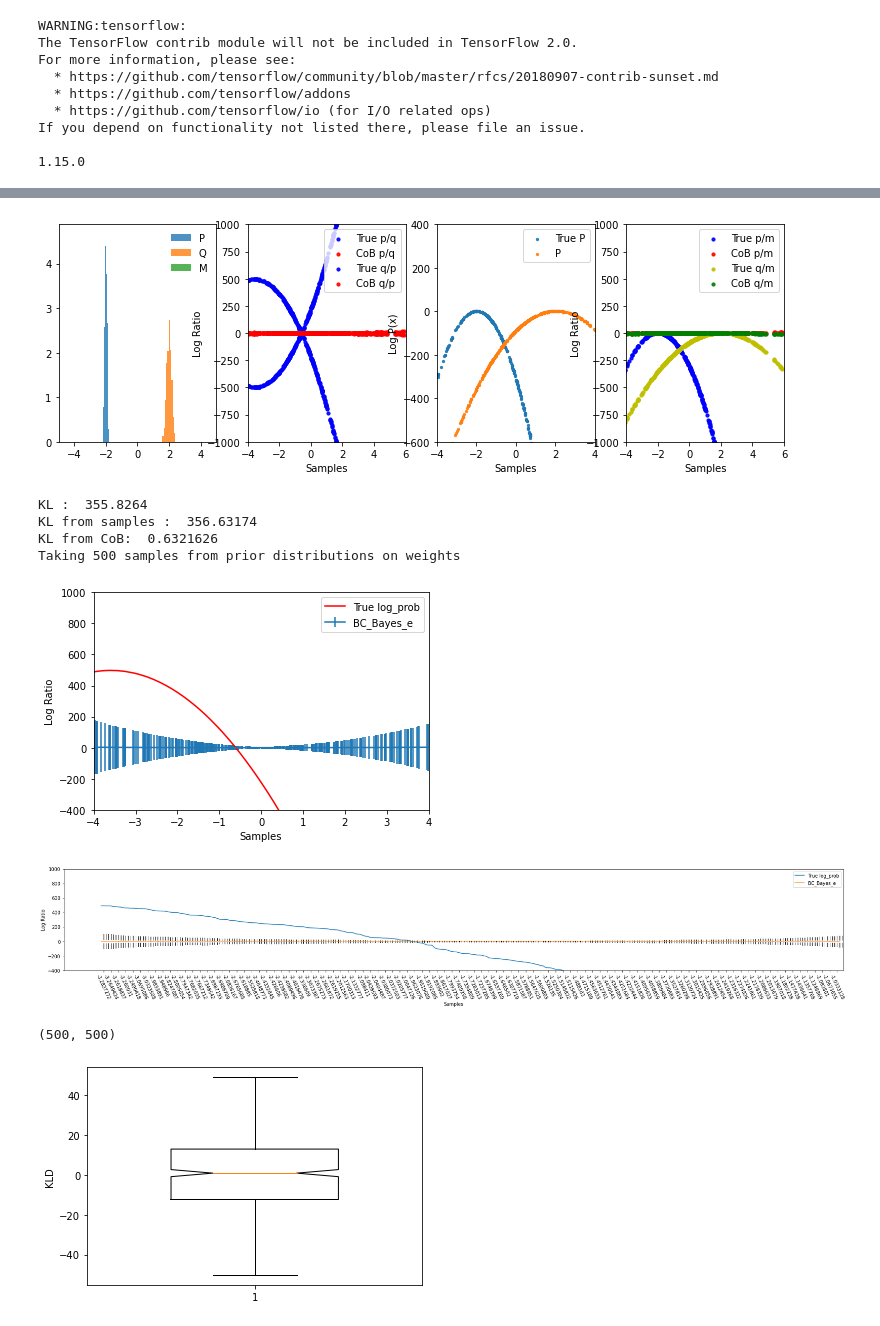
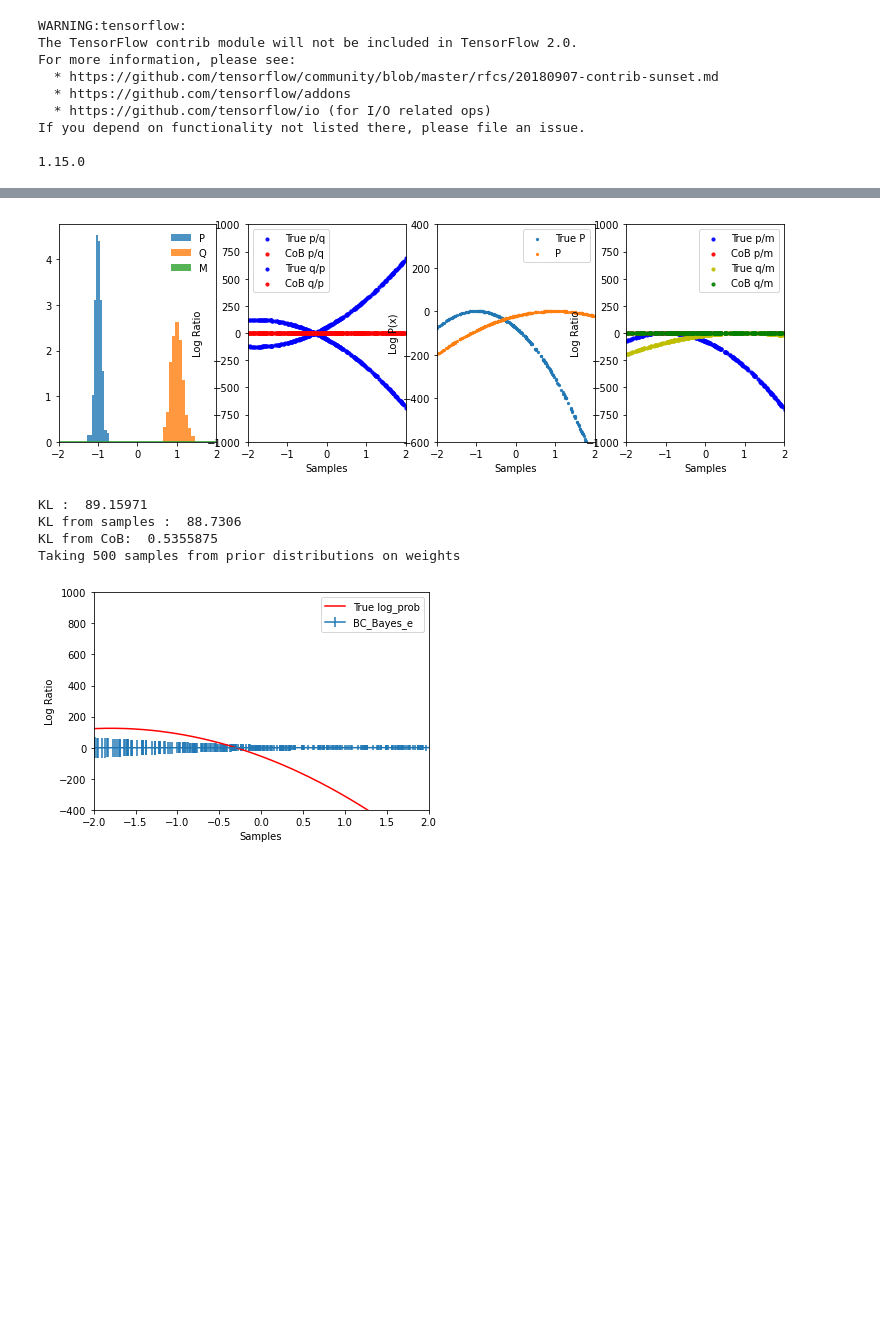
Before and after one commit to akashgit/cob, a Jupyter notebook: notebooks/KLD_CoB_Interactive-1D.ipynb, the cells around one changed output, grey strips where cells are left out. Drawn from its saved outputs; the diff is of its cells as text; code cells hidden in the pictures; blank space fills up the shorter version.

```diff
--- a/notebooks/KLD_CoB_Interactive-1D.ipynb
+++ b/notebooks/KLD_CoB_Interactive-1D.ipynb
@@ -39,17 +39,17 @@ If you depend on functionality not listed there, please file an issue.
 # %%
 reset()
 
-mu_1=-2.
-mu_2=2.
+mu_1=-1.
+mu_2=1.
 mu_3=0.
 scale_p=0.08
 scale_q=0.15
 scale_m=2.
-N=100000
+N=40000
 
 p, q, m, p_samples, q_samples, m_samples = get_data(mu_1,mu_2,mu_3,scale_p,scale_q,scale_m)
 dloss = get_loss(p_samples, q_samples, m_samples)
-optim = get_optim(dloss, lr=0.001)
+optim = get_optim(dloss, lr=0.05)
 
 log_ratio_p_q, _, kld = get_gt_ratio_kl(p,q,m_samples)
 _, kl_from_pq, _ = get_gt_ratio_kl(p,q,p_samples)
@@ -84,12 +84,9 @@ WARNING:tensorflow:From ../models/kl_utils.py:135: The name tf.train.AdamOptimiz
-[figure, old version]
+[figure, new version]
-KL :  355.8264
-KL from samples :  356.63174
-KL from CoB:  0.6321626
+KL :  89.15971
+KL from samples :  88.7306
+KL from CoB:  0.5355875
 Taking 500 samples from prior distributions on weights
-[figure, old version]
+[figure, new version]
-[figure, removed]
-(500, 500)
-[figure, removed]
 # %%
 # plotlosses = PlotLosses()
 # train(sess, dloss, optim, plotlosses, N=N)
```
Also changed, not shown: parts of 9 cells of this notebook, 19 other files.
